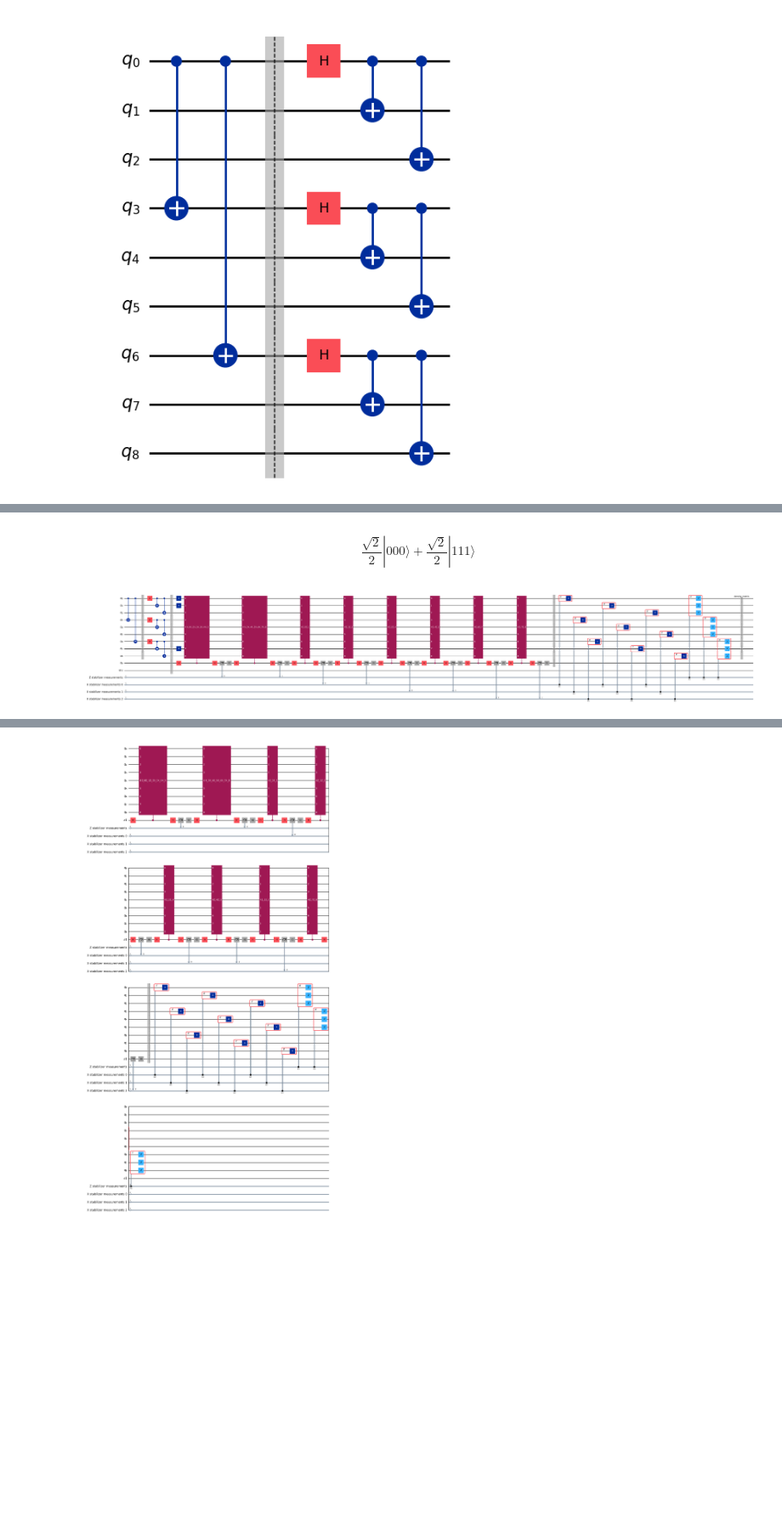
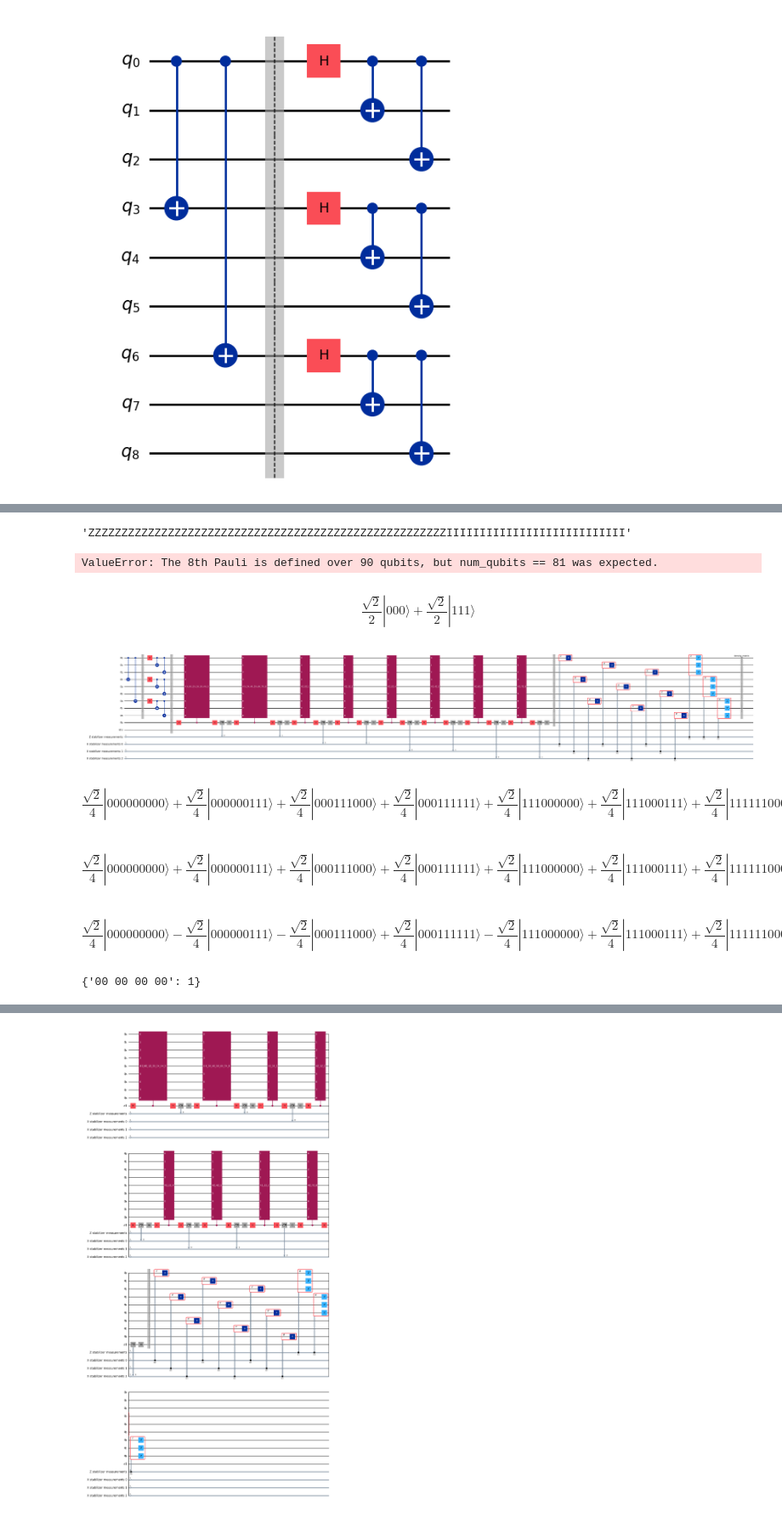
Before and after one commit to aubra25/qc803-project-argb, a Jupyter notebook: notebook.ipynb, the cells around one changed output, grey strips where cells are left out. Shown at 85% size. Cells and saved outputs as stored; diff of their text form; code cells hidden in the pictures; blank space fills up the shorter version.

Commit message:
[ConcatenatedCode] Encoder complete and unit tests for logical states.

```diff
--- a/notebook.ipynb
+++ b/notebook.ipynb
@@ -22,3 +107,45 @@ encoder.draw('mpl')
+# %%
+zl = "X"*9
+xl = "Z"*9
+il = "I"*9
+zll = 9*xl
+concatenated_code_stabilizer = [6*xl + 3*il,
+                                3*il + 6*xl,
+                                2*zl + 7*il,
+                                1*il + 2*zl + 6*il,
+                                3*il + 2*zl + 4*il,
+                                4*il + 2*zl + 3*il,
+                                6*il + 2*zl + 1*il,
+                                7*il + 2*zl,
+                                ]
+
+
+concatenated_code_stabilizer[0]
+# %% [output]
+'ZZZZZZZZZZZZZZZZZZZZZZZZZZZZZZZZZZZZZZZZZZZZZZZZZZZZZZIIIIIIIIIIIIIIIIIIIIIIIIIII'
+# %%
+
+shor_code_stabilizers = ["XXXXXXIII", "IIIXXXXXX", "ZZIIIIIII", "IZZIIIIII", "IIIZZIIII", "IIIIZZIII", "IIIIIIZZI", "IIIIIIIZZ"]
+zl = "X"*9
+xl = "Z"*9
+il = "I"*9
+zll = 9*xl
+concatenated_code_stabilizer = [6*xl + 3*il,
+                                3*il + 6*xl,
+                                2*zl + 7*il,
+                                1*il + 2*zl + 6*il,
+                                3*il + 2*zl + 4*il,
+                                4*il + 2*zl + 3*il,
+                                6*il + 2*zl + 1*il,
+                                7*il + 2*zl,
+                                ]
+inner_code_stabilizers = [n * il + scs + (8-n) * il for n in range(9) for scs in shor_code_stabilizers]
+
+inner_code_stabilizers
+
+StabilizerState.from_stabilizer_list([*concatenated_code_stabilizer, *inner_code_stabilizers, zll])
+# %% [output]
+ValueError: The 8th Pauli is defined over 90 qubits, but num_qubits == 81 was expected.
 # %%
 ghz = Statevector([1/np.sqrt(2),0,0,0,0,0,0,1/np.sqrt(2)])
 target = ghz.copy() ^ ghz.copy() ^ ghz.copy()
@@ -35,25 +162,48 @@ $$\frac{\sqrt{2}}{2} |000\rangle+\frac{\sqrt{2}}{2} |111\rangle$$
 # %%
 aer = AerSimulator(method="statevector")
 
 sc = ShorQubit()
 
 qc = QuantumCircuit(11)
 qc.compose(ShorQubit().encoder(), inplace = True)
 qc.barrier()
 
-qc.x(0)
-qc.x(5)
-qc.x(7)
+#qc.z(0)
+#qc.z(4)
+#qc.x(7)
 
-#qc.x(7)
+#qc.y(0)
+#qc.y(5)
+#qc.x(5)
+#qc.y(8)
+#qc.h(8)
 
 #qc.z(1)
 
 qc.compose(ShorQubit().syndrome_correction_circuit(True), inplace = True)
 qc.save_density_matrix(range(9))
 
 display(qc.draw('mpl', fold = -1))
 
 res = aer.run(qc.decompose(), shots = 1)
+
+def logical_1():
+    ghz = qi.Statevector([1/np.sqrt(2), 0, 0, 0, 0, 0, 0, -1/np.sqrt(2)])
+    return ghz ^ ghz ^ ghz
+def logical_0():
+    ghz = qi.Statevector([1/np.sqrt(2), 0, 0, 0, 0, 0, 0, 1/np.sqrt(2)])
+    return ghz ^ ghz ^ ghz
+
+s = res.result().data()['density_matrix']
+
+display(logical_0().draw('latex'))
+display(s.to_statevector().draw('latex'))
+display(logical_1().draw('latex'))
+
+res.result().get_counts()
 # %% [output]
-[figure, old version]
+[figure, new version]
+$$\frac{\sqrt{2}}{4} |000000000\rangle+\frac{\sqrt{2}}{4} |000000111\rangle+\frac{\sqrt{2}}{4} |000111000\rangle+\frac{\sqrt{2}}{4} |000111111\rangle+\frac{\sqrt{2}}{4} |111000000\rangle+\frac{\sqrt{2}}{4} |111000111\rangle+\frac{\sqrt{2}}{4} |111111000\rangle+\frac{\sqrt{2}}{4} |111111111\rangle$$
+$$\frac{\sqrt{2}}{4} |000000000\rangle+\frac{\sqrt{2}}{4} |000000111\rangle+\frac{\sqrt{2}}{4} |000111000\rangle+\frac{\sqrt{2}}{4} |000111111\rangle+\frac{\sqrt{2}}{4} |111000000\rangle+\frac{\sqrt{2}}{4} |111000111\rangle+\frac{\sqrt{2}}{4} |111111000\rangle+\frac{\sqrt{2}}{4} |111111111\rangle$$
+$$\frac{\sqrt{2}}{4} |000000000\rangle- \frac{\sqrt{2}}{4} |000000111\rangle- \frac{\sqrt{2}}{4} |000111000\rangle+\frac{\sqrt{2}}{4} |000111111\rangle- \frac{\sqrt{2}}{4} |111000000\rangle+\frac{\sqrt{2}}{4} |111000111\rangle+\frac{\sqrt{2}}{4} |111111000\rangle- \frac{\sqrt{2}}{4} |111111111\rangle$$
+{'00 00 00 00': 1}
```
Also changed, not shown: parts of 7 cells of this notebook, 2 other files.
